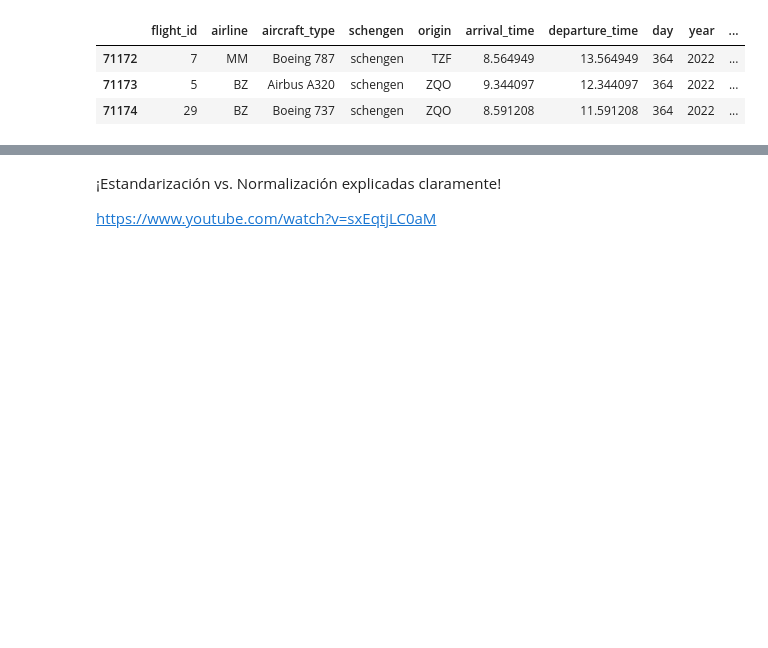
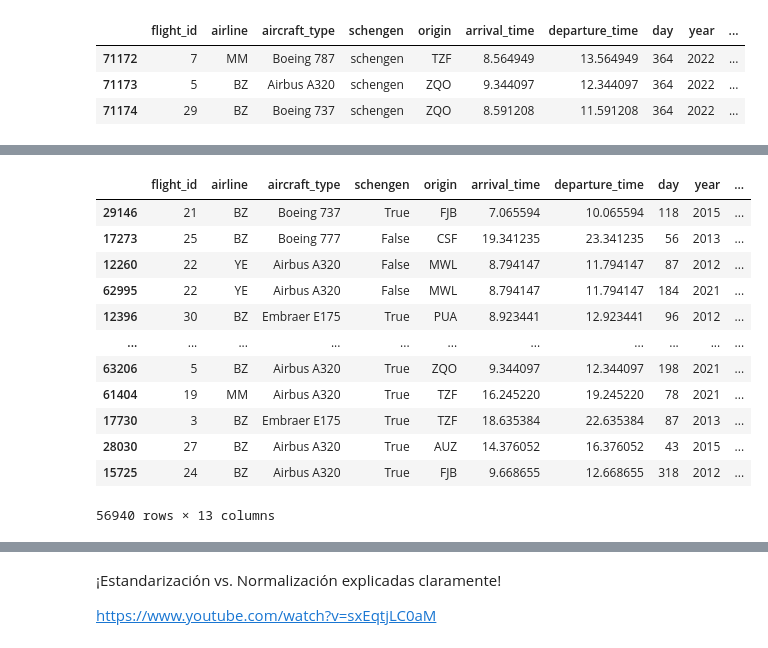
Before and after one commit to JCSR2022/Alura_Data_Science, a Jupyter notebook: Flight_Delay_Prediction_Project/Optimizacion_aeroportuaria.ipynb, the cells around one changed output, grey strips where cells are left out. Saved outputs shown, nothing was run; the diff lists cells and outputs as text; code cells hidden in the pictures; blank space fills up the shorter version.

```diff
--- a/Flight_Delay_Prediction_Project/Optimizacion_aeroportuaria.ipynb
+++ b/Flight_Delay_Prediction_Project/Optimizacion_aeroportuaria.ipynb
@@ -554,3 +562,7 @@ datos.sample(5)
 | 62895 | 11 | BZ | Airbus A320 | non-schengen | EMM | 10.177197 | 13.177197 | 178 | 2021 | ... |
 | 5186 | 8 | BZ | Airbus A320 | schengen | ZQO | 15.729617 | 18.729617 | 345 | 2010 | ... |
 | 438 | 17 | BZ | Airbus A330 | non-schengen | CNU | 16.718722 | 21.718722 | 29 | 2010 | ... |
+# %%
+conver_schengen = {'non-schengen': False,'schengen': True }
+datos['schengen'] = datos['schengen'].apply(lambda x: conver_schengen[x])
+datos.head()
@@ -556,0 +659,16 @@ datos.sample(5)
+# %%
+X_train
+# %% [output]
+|  | flight_id | airline | aircraft_type | schengen | origin | arrival_time | departure_time | day | year | ... |
+| 29146 | 21 | BZ | Boeing 737 | True | FJB | 7.065594 | 10.065594 | 118 | 2015 | ... |
+| 17273 | 25 | BZ | Boeing 777 | False | CSF | 19.341235 | 23.341235 | 56 | 2013 | ... |
+| 12260 | 22 | YE | Airbus A320 | False | MWL | 8.794147 | 11.794147 | 87 | 2012 | ... |
+| 62995 | 22 | YE | Airbus A320 | False | MWL | 8.794147 | 11.794147 | 184 | 2021 | ... |
+| 12396 | 30 | BZ | Embraer E175 | True | PUA | 8.923441 | 12.923441 | 96 | 2012 | ... |
+| ... | ... | ... | ... | ... | ... | ... | ... | ... | ... | ... |
+| 63206 | 5 | BZ | Airbus A320 | True | ZQO | 9.344097 | 12.344097 | 198 | 2021 | ... |
+| 61404 | 19 | MM | Airbus A320 | True | TZF | 16.245220 | 19.245220 | 78 | 2021 | ... |
+| 17730 | 3 | BZ | Embraer E175 | True | TZF | 18.635384 | 22.635384 | 87 | 2013 | ... |
+| 28030 | 27 | BZ | Airbus A320 | True | AUZ | 14.376052 | 16.376052 | 43 | 2015 | ... |
+| 15725 | 24 | BZ | Airbus A320 | True | FJB | 9.668655 | 12.668655 | 318 | 2012 | ... |
+56940 rows × 13 columns
```
Also changed, not shown: parts of 12 cells of this notebook.
